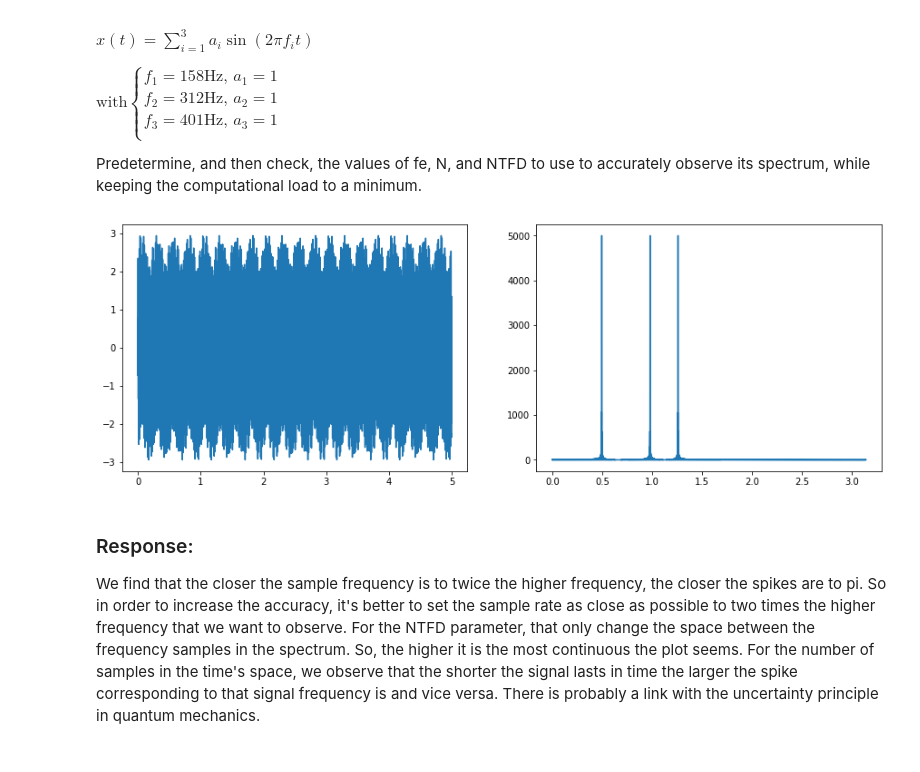
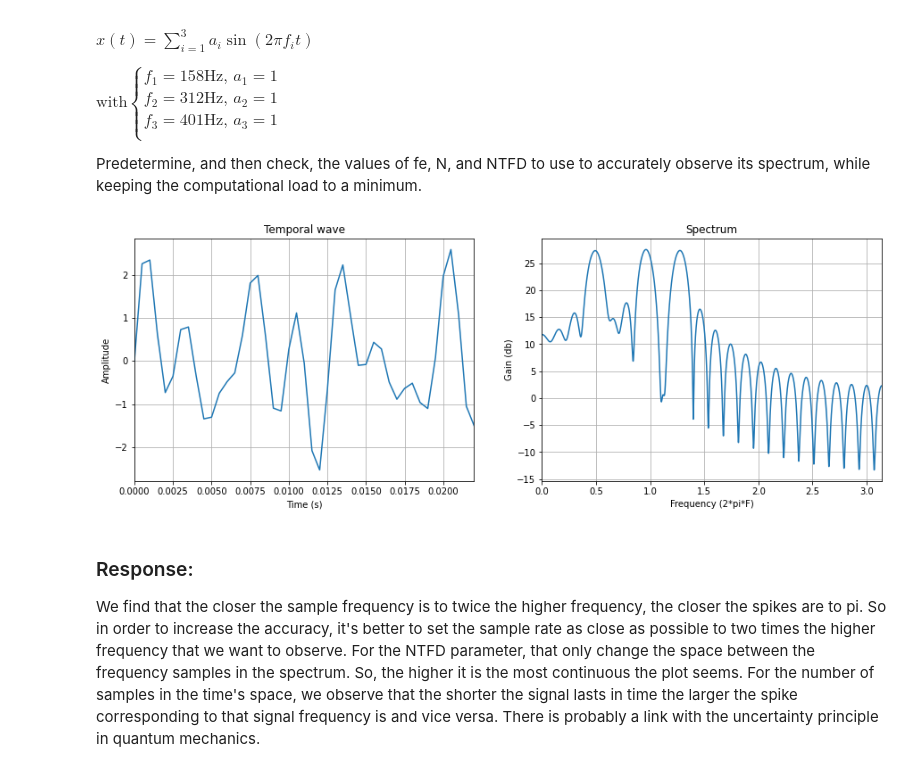
Before and after one commit to lionelGoffaux/tp_signal, a Jupyter notebook: lab2.ipynb, the cells around one changed output. Cells and saved outputs as stored; diff of their text form; code cells hidden in the pictures.

```diff
--- a/lab2.ipynb
+++ b/lab2.ipynb
@@ -207,23 +238,34 @@ observe its spectrum, while keeping the computational load to a minimum.
 # %%
 plt.figure(figsize=(15, 5))
 
-N = 10000
+N = 45
 NTFD = 10000
 FE = 2000
 
 t, s1 = utils.get_sinusoid(1, 158, FE, N)
 t, s2 = utils.get_sinusoid(1, 312, FE, N)
 t, s3 = utils.get_sinusoid(1, 401, FE, N)
 
 s = s1 + s2 + s3
 
 plt.subplot(1,2,1)
 plt.plot(t,s)
+plt.xlabel("Time (s)")
+plt.ylabel("Amplitude")
+plt.grid()
+plt.margins(x=0)
+plt.title("Temporal wave")
 plt.subplot(1,2,2)
 w, s = sgl.freqz(s,worN=NTFD)
-_ = plt.plot(w,abs(s))
+s = utils.to_db(s)
+plt.plot(w,s)
+plt.grid()
+plt.margins(x=0)
+plt.title(("Spectrum"))
+plt.xlabel("Frequency (2*pi*F)")
+_ = plt.ylabel("Gain (db)")
 # %% [output]
-[figure, old version]
+[figure, new version]
 # %% [markdown]
 ### Response:
 We find that the closer the sample frequency is to twice the higher frequency, the closer the spikes are to pi. So in order to increase the accuracy, it's better to set the sample rate as close as possible to two times the higher frequency that we want to observe. For the NTFD parameter, that only change the space between the frequency samples in the spectrum. So, the higher it is the most continuous the plot seems. For the number of samples in the time's space, we observe that the shorter the signal lasts in time the larger the spike corresponding to that signal frequency is and vice versa. There is probably a link with the uncertainty principle in quantum mechanics.
```
Also changed, not shown: parts of 8 cells of this notebook, 11 other files.
